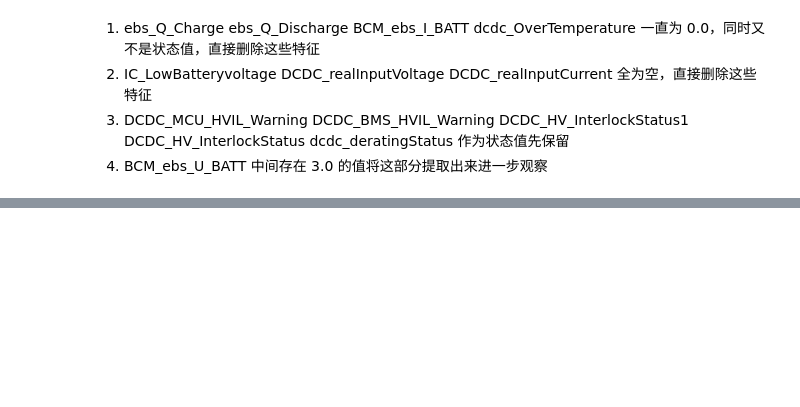
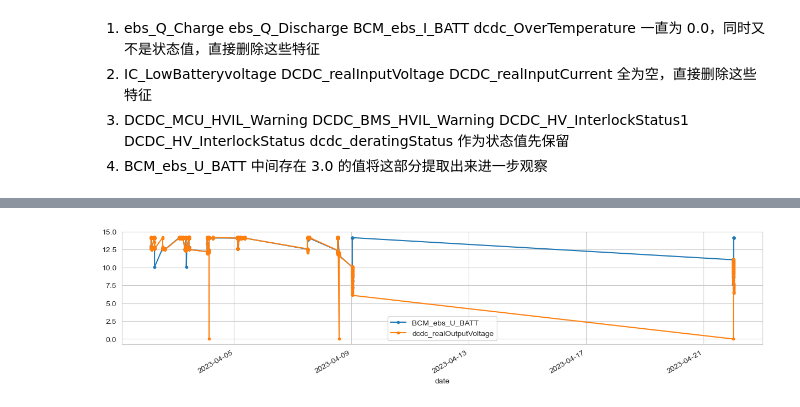
Before and after one commit to kailanyue/pydata, a Jupyter notebook: mycode/all_data.ipynb, the cells around one changed output, grey strips where cells are left out. Drawn from its saved outputs; the diff is of its cells as text; code cells hidden in the pictures; blank space fills up the shorter version.

```diff
--- a/mycode/all_data.ipynb
+++ b/mycode/all_data.ipynb
@@ -77,0 +89,4 @@ data_raw["vin"].drop_duplicates()
+# %%
+data19581= data_raw[data_raw.vin == 'LM8F7D99XNA019581'].fillna(method='bfill').sort_values(by="collect_ts")
+data19581 = data19581[(data19581["BCM_ebs_U_BATT"] > 3.) & (data19581["BCM_ebs_U_BATT"] < 18.)]
+data19581.info()
@@ -77,0 +111,12 @@ data_raw["vin"].drop_duplicates()
+# %%
+data19581_copy = data19581.copy()
+data19581_copy['date'] = pd.to_datetime(data19581_copy["collect_ts"], unit='ms')
+data19581_copy = data19581_copy.set_index("date")
+# %%
+import matplotlib.pyplot as plt
+
+data19581_copy["2023-04-02 00:00:00":"2023-04-24 22:00:00"][["BCM_ebs_U_BATT", "dcdc_realOutputVoltage"]].plot(grid=True, marker=".", figsize=(15, 3))
+# extra code – saves the figure for the book
+plt.show()
+# %% [output]
+[figure, added]
```
Also changed, not shown: parts of 38 cells of this notebook, 29 other files.
